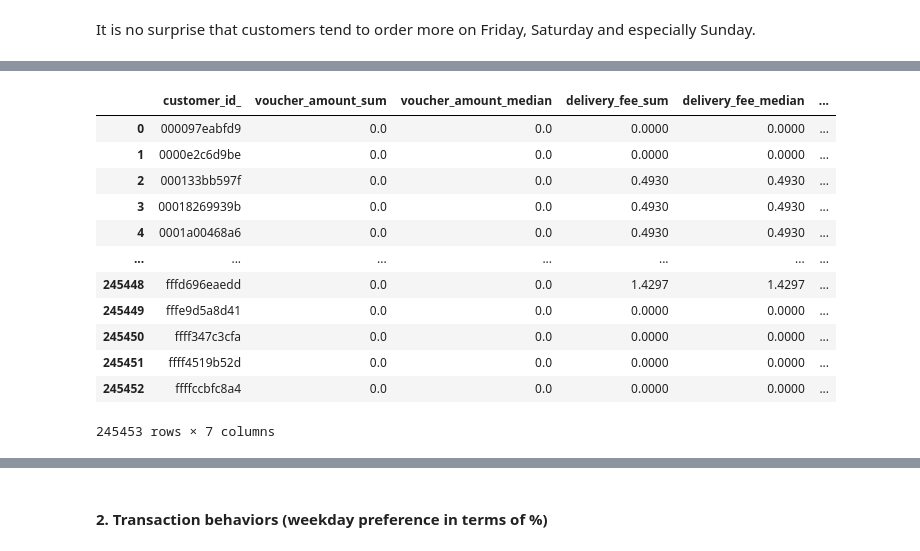
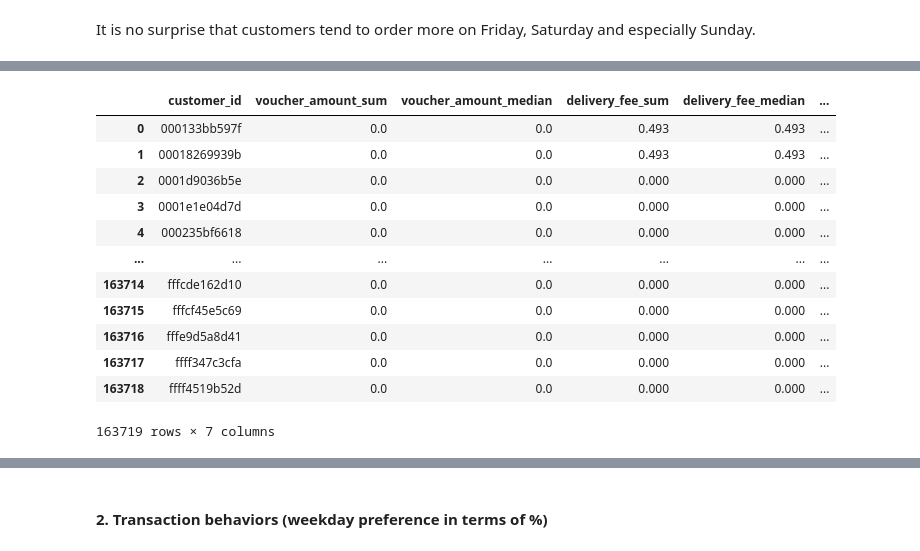
Before and after one commit to iceberg12/orange-eat-apple, a Jupyter notebook: EDA.ipynb, the cells around one changed output, grey strips where cells are left out. Saved outputs shown, nothing was run; the diff lists cells and outputs as text; code cells hidden in the pictures.

```diff
--- a/EDA.ipynb
+++ b/EDA.ipynb
@@ -220,0 +226,3 @@ df.shape, len(df.customer_id.unique())
+# %%
+last_month = len(months) - 1
+months[last_month]
@@ -220,0 +233,3 @@ df.shape, len(df.customer_id.unique())
+# %%
+df = df_order[(months[last_month-11] <= df_order.order_date)
+              & (df_order.order_date <= months[last_month] + '-31')].reset_index(drop=True)
@@ -349,20 +351,24 @@ df_rcc.to_csv('processed_data/df_rcc.csv', index=False)
 # %%
 # Monetary
-df_money = df.groupby('customer_id')[['voucher_amount', 'delivery_fee', 'amount_paid']]\
-    .agg(['sum','median']).reset_index()
-df_money.columns = ['_'.join(col) for col in df_money.columns.values]
+def compute_df_money(df):
+    df_money = df.groupby('customer_id')[['voucher_amount', 'delivery_fee', 'amount_paid']]\
+        .agg(['sum','median']).reset_index()
+    df_money.columns = ['_'.join(col).strip('_') for col in df_money.columns.values]
+    return df_money
+
+df_money = compute_df_money(df)
 df_money
 # %% [output]
-|  | customer_id_ | voucher_amount_sum | voucher_amount_median | delivery_fee_sum | delivery_fee_median | ... |
-| 0 | 000097eabfd9 | 0.0 | 0.0 | 0.0000 | 0.0000 | ... |
-| 1 | 0000e2c6d9be | 0.0 | 0.0 | 0.0000 | 0.0000 | ... |
-| 2 | 000133bb597f | 0.0 | 0.0 | 0.4930 | 0.4930 | ... |
-| 3 | 00018269939b | 0.0 | 0.0 | 0.4930 | 0.4930 | ... |
-| 4 | 0001a00468a6 | 0.0 | 0.0 | 0.4930 | 0.4930 | ... |
+|  | customer_id | voucher_amount_sum | voucher_amount_median | delivery_fee_sum | delivery_fee_median | ... |
+| 0 | 000133bb597f | 0.0 | 0.0 | 0.493 | 0.493 | ... |
+| 1 | 00018269939b | 0.0 | 0.0 | 0.493 | 0.493 | ... |
+| 2 | 0001d9036b5e | 0.0 | 0.0 | 0.000 | 0.000 | ... |
+| 3 | 0001e1e04d7d | 0.0 | 0.0 | 0.000 | 0.000 | ... |
+| 4 | 000235bf6618 | 0.0 | 0.0 | 0.000 | 0.000 | ... |
 | ... | ... | ... | ... | ... | ... | ... |
-| 245448 | fffd696eaedd | 0.0 | 0.0 | 1.4297 | 1.4297 | ... |
-| 245449 | fffe9d5a8d41 | 0.0 | 0.0 | 0.0000 | 0.0000 | ... |
-| 245450 | ffff347c3cfa | 0.0 | 0.0 | 0.0000 | 0.0000 | ... |
-| 245451 | ffff4519b52d | 0.0 | 0.0 | 0.0000 | 0.0000 | ... |
-| 245452 | ffffccbfc8a4 | 0.0 | 0.0 | 0.0000 | 0.0000 | ... |
+| 163714 | fffcde162d10 | 0.0 | 0.0 | 0.000 | 0.000 | ... |
+| 163715 | fffcf45e5c69 | 0.0 | 0.0 | 0.000 | 0.000 | ... |
+| 163716 | fffe9d5a8d41 | 0.0 | 0.0 | 0.000 | 0.000 | ... |
+| 163717 | ffff347c3cfa | 0.0 | 0.0 | 0.000 | 0.000 | ... |
+| 163718 | ffff4519b52d | 0.0 | 0.0 | 0.000 | 0.000 | ... |
-245453 rows × 7 columns
+163719 rows × 7 columns
```
Also changed, not shown: parts of 75 cells of this notebook, 9 other files.
